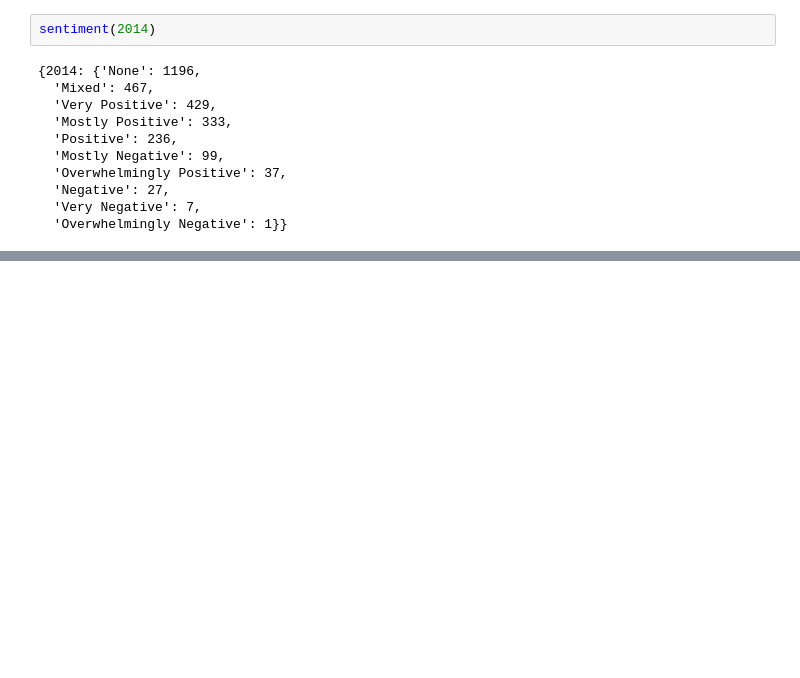
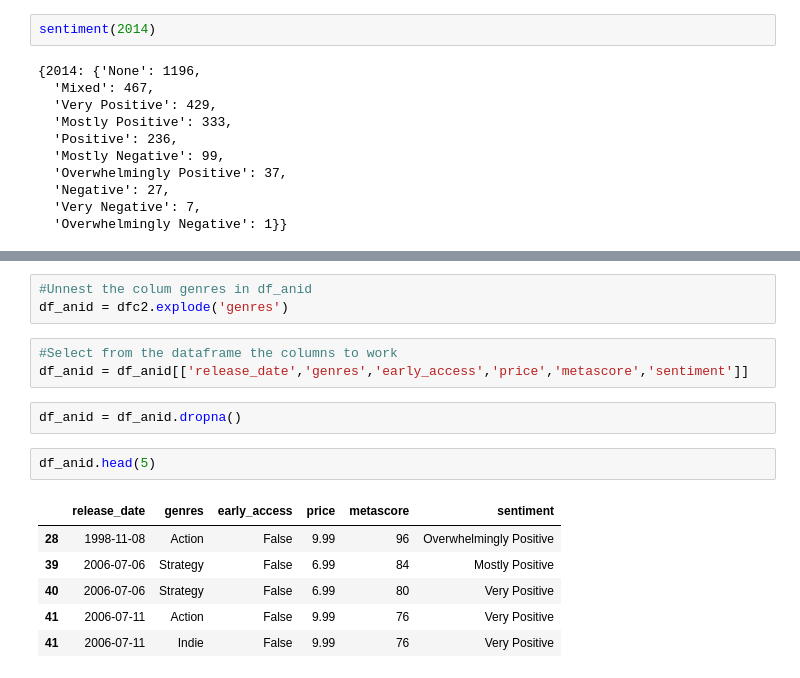
Before and after one commit to LLozanoBaron/Project_MLops, a Jupyter notebook: Proyecto_individual_1.ipynb, the cells around one changed output, grey strips where cells are left out. Drawn from its saved outputs; the diff is of its cells as text; blank space fills up the shorter version.

```diff
--- a/Proyecto_individual_1.ipynb
+++ b/Proyecto_individual_1.ipynb
@@ -154,0 +219,17 @@ sentiment(2014)
+# %%
+#Unnest the colum genres in df_anid
+df_anid = dfc2.explode('genres')
+# %%
+#Select from the dataframe the columns to work
+df_anid = df_anid[['release_date','genres','early_access','price','metascore','sentiment']]
+# %%
+df_anid = df_anid.dropna()
+# %%
+df_anid.head(5)
+# %% [output]
+|  | release_date | genres | early_access | price | metascore | sentiment |
+| 28 | 1998-11-08 | Action | False | 9.99 | 96 | Overwhelmingly Positive |
+| 39 | 2006-07-06 | Strategy | False | 6.99 | 84 | Mostly Positive |
+| 40 | 2006-07-06 | Strategy | False | 6.99 | 80 | Very Positive |
+| 41 | 2006-07-11 | Action | False | 9.99 | 76 | Very Positive |
+| 41 | 2006-07-11 | Indie | False | 9.99 | 76 | Very Positive |
```
Also changed, not shown: parts of 11 cells of this notebook, 2 other files.
